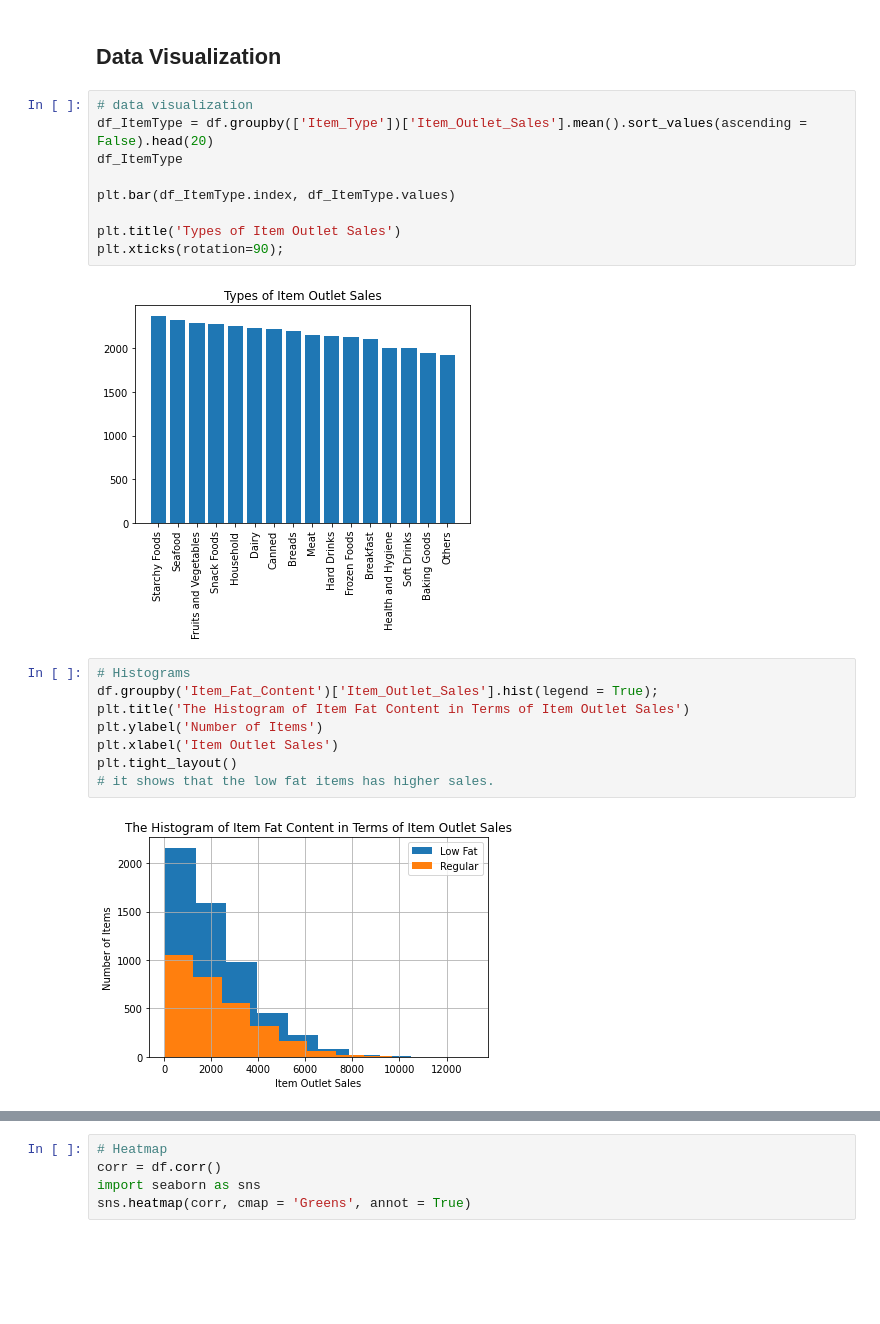
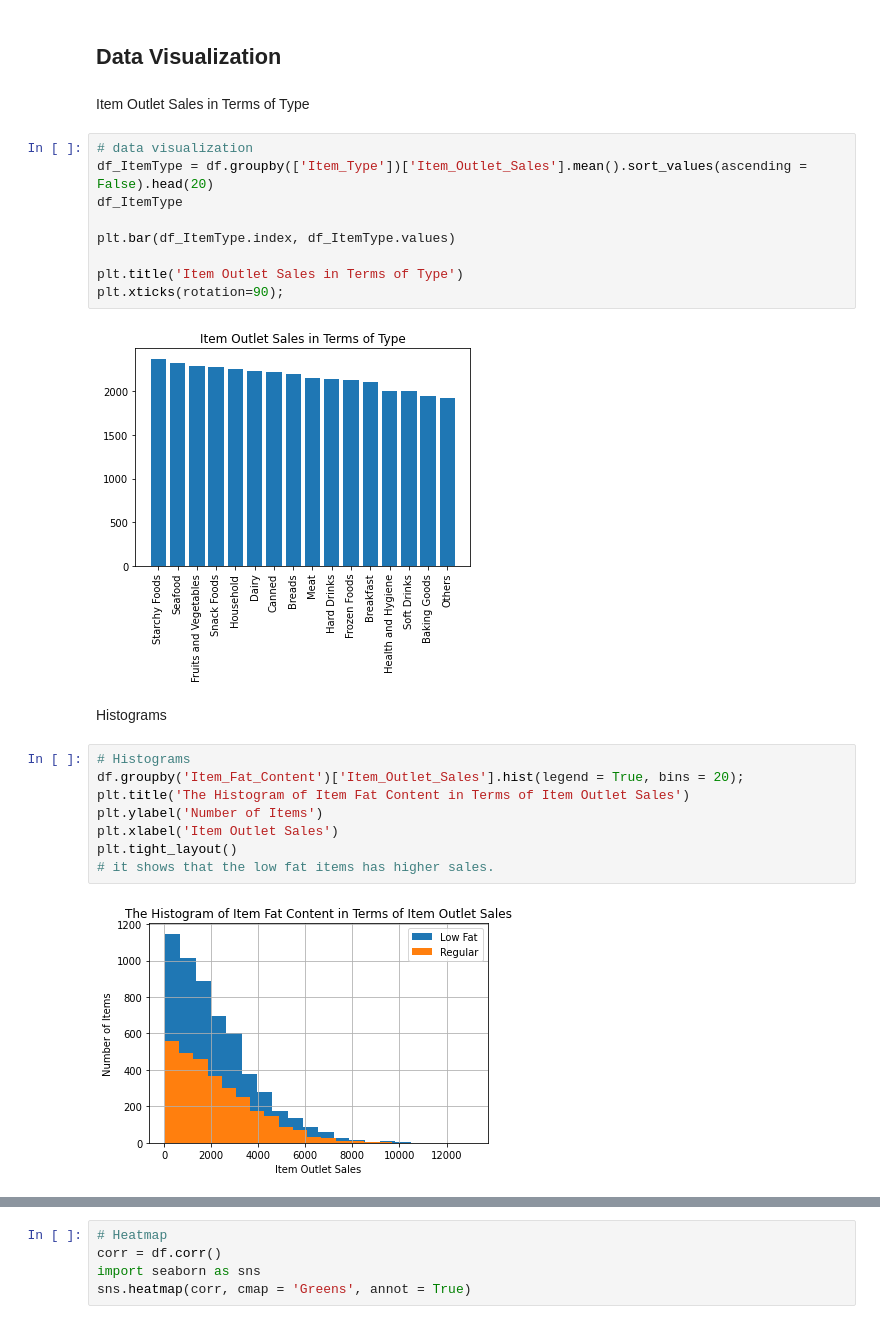
Before and after one commit to Locke0/sales-prediction, a Jupyter notebook: Sales_prediction.ipynb, the cells around one changed output, grey strips where cells are left out. Drawn from its saved outputs; the diff is of its cells as text; blank space fills up the shorter version.

```diff
--- a/Sales_prediction.ipynb
+++ b/Sales_prediction.ipynb
@@ -59,6 +59,8 @@ False    8523
 dtype: int64
 # %% [markdown]
 ## Data Visualization
+# %% [markdown]
+Item Outlet Sales in Terms of Type
 # %%
 # data visualization
 df_ItemType = df.groupby(['Item_Type'])['Item_Outlet_Sales'].mean().sort_values(ascending = False).head(20)
@@ -66,18 +68,20 @@ df_ItemType
 
 plt.bar(df_ItemType.index, df_ItemType.values)
 
-plt.title('Types of Item Outlet Sales')
+plt.title('Item Outlet Sales in Terms of Type')
 plt.xticks(rotation=90);
 # %% [output]
-[figure, old version]
+[figure, new version]
+# %% [markdown]
+Histograms
 # %%
 # Histograms
-df.groupby('Item_Fat_Content')['Item_Outlet_Sales'].hist(legend = True);
+df.groupby('Item_Fat_Content')['Item_Outlet_Sales'].hist(legend = True, bins = 20);
 plt.title('The Histogram of Item Fat Content in Terms of Item Outlet Sales')
 plt.ylabel('Number of Items')
 plt.xlabel('Item Outlet Sales')
 plt.tight_layout()
 # it shows that the low fat items has higher sales.
 # %% [output]
-[figure, old version]
+[figure, new version]
 # %%
```
Also changed, not shown: parts of 2 cells of this notebook.
